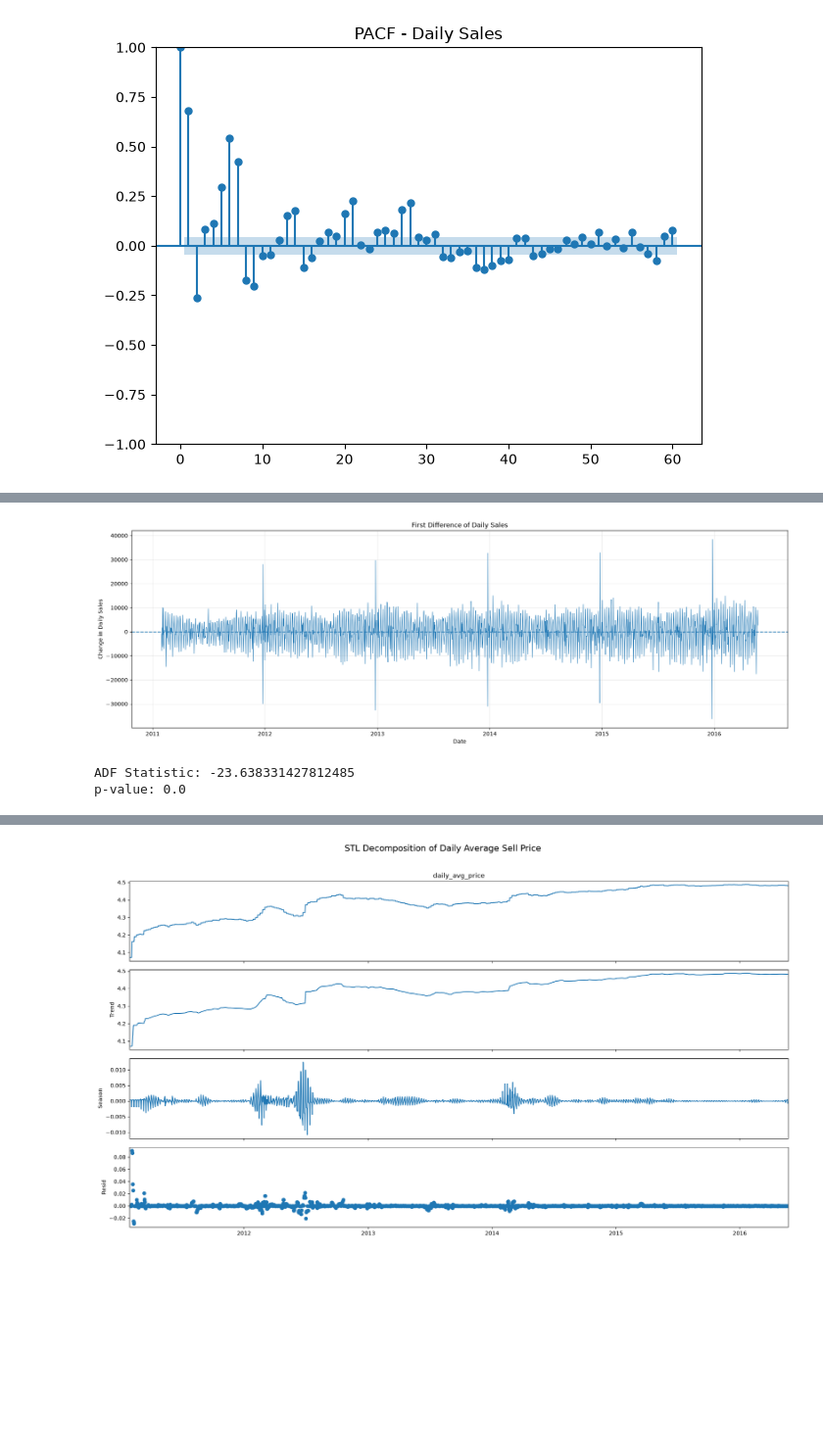
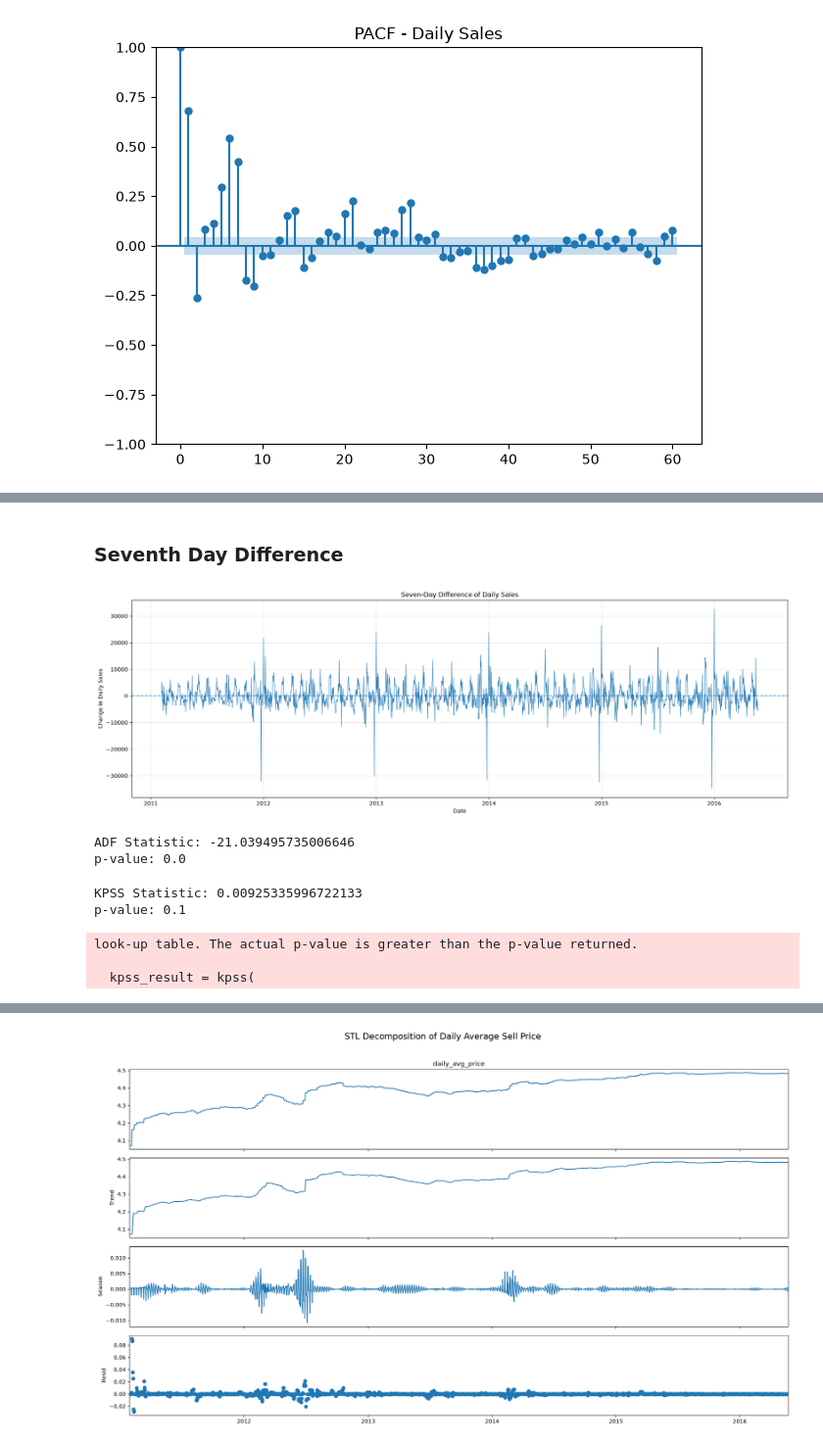
Before and after one commit to Thilokya03/Dynamic-Pricing---Inventory-Forecasting-Engine, a Jupyter notebook: notebooks/2.EDA.ipynb, the cells around one changed output, grey strips where cells are left out. Shown at 98% size. Drawn from its saved outputs; the diff is of its cells as text; code cells hidden in the pictures; blank space fills up the shorter version.

```diff
--- a/notebooks/2.EDA.ipynb
+++ b/notebooks/2.EDA.ipynb
@@ -29,8 +32,6 @@ result = (
     ])
     .group_by([
         "item_id",
-        "dept_id",
-        "cat_id",
         "store_id",
         "year",
         "date"
@@ -45,5 +46,3 @@ result = (
         "date"
     ])
 )
-
-result_df = result.collect()
@@ -67,6 +49,6 @@ shape: (59_181_090, 8)
 # %%
 daily_summary = (
-    result_df
+    result.collect()
     .group_by(["year", "date"])
     .agg([
         pl.sum("daily_sales").alias("total_daily_sales"),
@@ -136,7 +118,7 @@ ts_df["date"] = pd.to_datetime(ts_df["date"])
 ts_df = ts_df.set_index("date")
 
 # Ensure one observation per day
-ts_df = ts_df.asfreq("D")
+# ts_df = ts_df.asfreq("D")
 
 ts_df.head()
 # %% [output]
@@ -362,36 +390,53 @@ Series appears non-stationary
+# %% [markdown]
+### Seventh Day Difference
 # %%
-sales_diff = sales_ts.diff().dropna()
+sales_diff = sales_ts.diff(7).dropna()
 
 plt.figure(figsize=(18, 6))
 
 plt.plot(
     sales_diff.index,
     sales_diff.values,
     linewidth=0.8
 )
 
 plt.axhline(
     y=0,
     linestyle="--"
 )
 
 plt.xlabel("Date")
 plt.ylabel("Change in Daily Sales")
-plt.title("First Difference of Daily Sales")
+plt.title("Seven-Day Difference of Daily Sales")
 
 plt.grid(alpha=0.3)
 plt.tight_layout()
 plt.show()
 # %% [output]
-[figure, old version]
+[figure, new version]
 # %%
 diff_adf = adfuller(sales_diff)
 
 print("ADF Statistic:", diff_adf[0])
 print("p-value:", diff_adf[1])
 # %% [output]
-ADF Statistic: -23.638331427812485
+ADF Statistic: -21.039495735006646
 p-value: 0.0
+# %%
+kpss_result = kpss(
+    sales_diff.dropna(),
+    regression="c",
+    nlags="auto"
+)
+
+print("KPSS Statistic:", kpss_result[0])
+print("p-value:", kpss_result[1])
+# %% [output]
+KPSS Statistic: 0.00925335996722133
+p-value: 0.1
+look-up table. The actual p-value is greater than the p-value returned.
+
+  kpss_result = kpss(
 # %%
 plot_acf(
     sales_diff,
```
Also changed, not shown: parts of 25 cells of this notebook, 1 other file.
